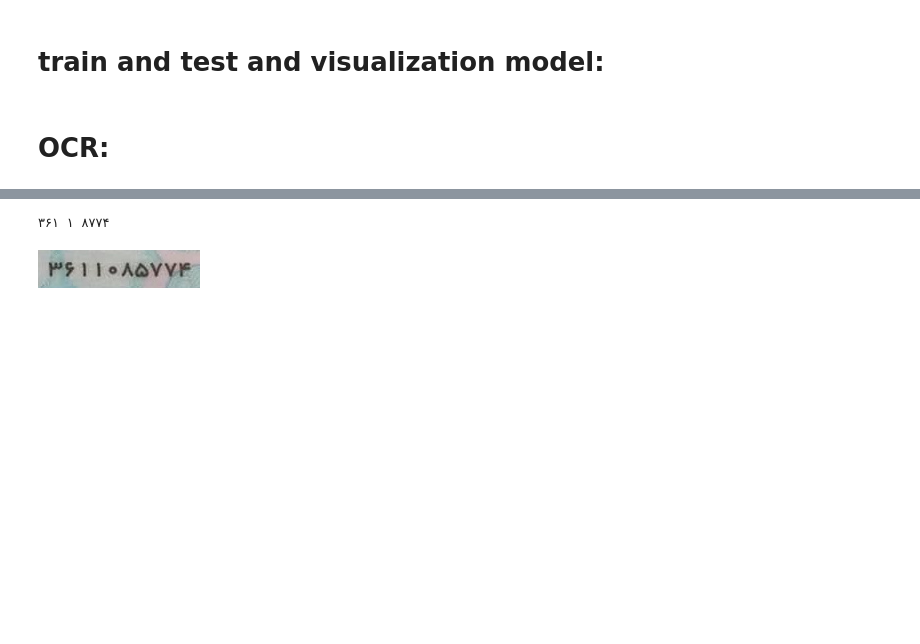
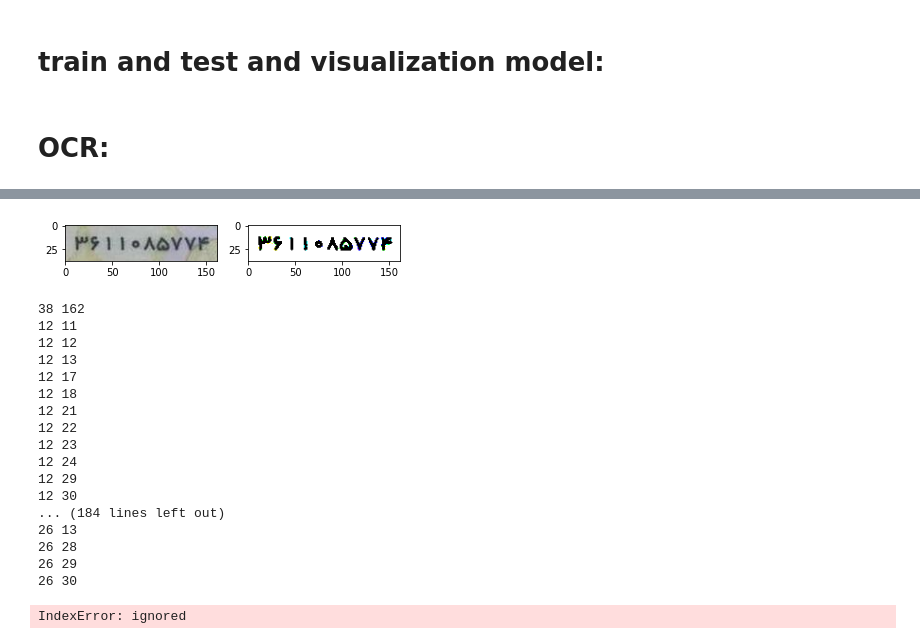
Before and after one commit to ali-kmirzaei/FinalProject, a Jupyter notebook: train.YOLOv5.ipynb, the cells around one changed output, grey strips where cells are left out. Cells and saved outputs as stored; diff of their text form; code cells hidden in the pictures; blank space fills up the shorter version.

Commit message:
try for image prc

```diff
--- a/train.YOLOv5.ipynb
+++ b/train.YOLOv5.ipynb
@@ -208,14 +157,60 @@ print(pytesseract.image_to_string(dst, lang=LANG))
 # %%
+IMG = Image.open('id2.jpg')
+# IMG.save("id2.jpg", dpi=(300,300))
 # IMG = Image.open('id.jpg')
-# IMG.save("id3.png", dpi=(600,600))
-IMG = Image.open('id3.png')
 # IMG = cv.cvtColor(IMG, cv.COLOR_RGB2BGR)
-IMG = IMG.convert("0")
+# IMG = IMG.convert("0")
 # IMG = cv.imread('id.jpg', cv.IMREAD_GRAYSCALE)
 LANG = "fas"
 CONFIG = "--psm 11 --oem 3"
 print(pytesseract.image_to_string(IMG, lang=LANG))
 IMG
-# %% [output]
-۳۶۱ ۱ ۸۷۷۴
-[figure, removed]
+# %%
+img = cv.imread('id2.jpg')
+
+ret1,dst = cv.threshold(img, 127, 255, cv.THRESH_BINARY)
+
+
+# dst = img[10:30, 10:25]
+# dst = img[:, 10:15]
+# ret1,dst = cv.threshold(dst, 127, 255, cv.THRESH_BINARY)
+plt.subplot(121),plt.imshow(img)
+plt.subplot(122),plt.imshow(dst)
+plt.show()
+
+# dst = img[20]
+# i = 0
+# for pixel in dst:
+#   if 0 in pixel:
+#     print(i)
+#   i += 1
+
+
+rows = len(img)
+cols = len(img[0])
+print(rows, cols)
+
+for i in range(cols):
+  for j in range(rows):
+    if 0 in dst[i][j]:
+      print(i, j)
+# %% [output]
+[figure, added]
+38 162
+12 11
+12 12
+12 13
+12 17
+12 18
+12 21
+12 22
+12 23
+12 24
+12 29
+12 30
+... (184 lines left out)
+26 13
+26 28
+26 29
+26 30
+IndexError: ignored
```
Also changed, not shown: parts of 11 cells of this notebook.
